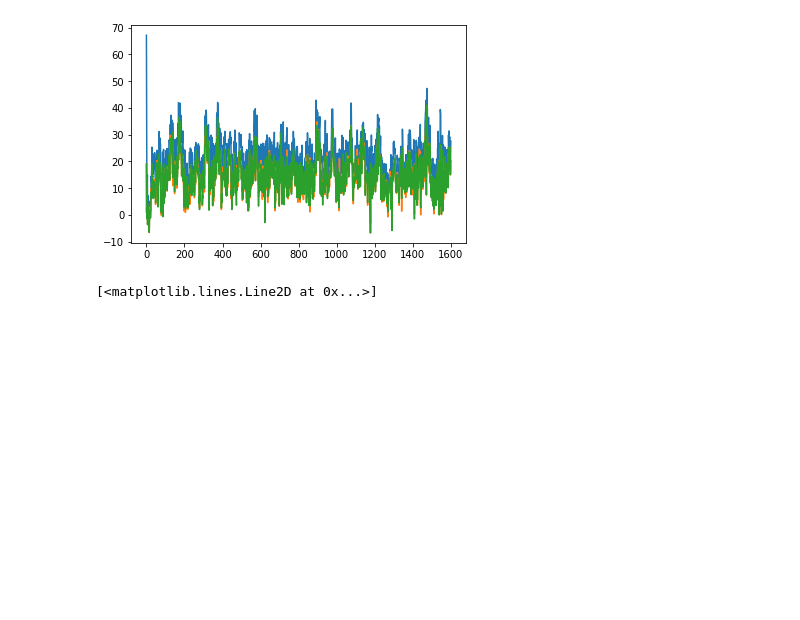
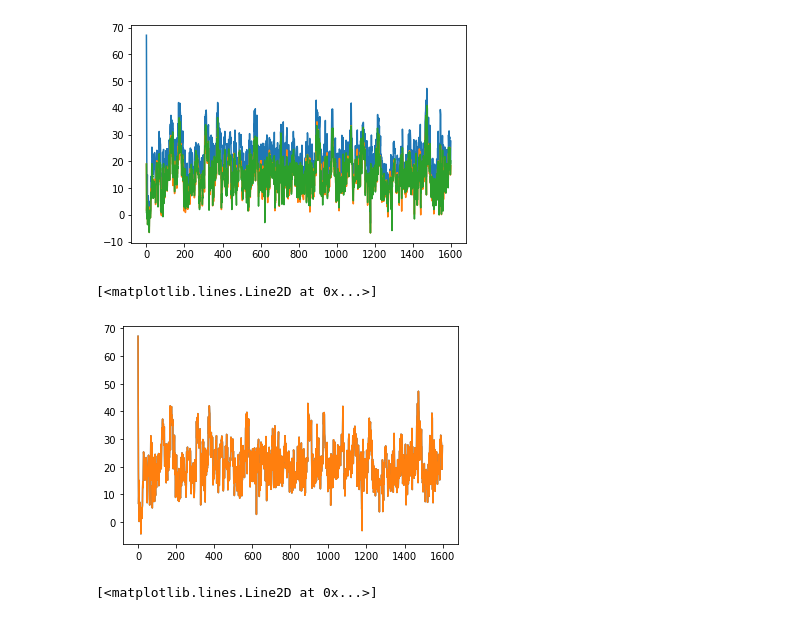
Before and after one commit to gdbmanu/VariationalRL, a Jupyter notebook: 200820-Bipedal-full-with-reward-DQN-Adam-KNN-PART-1000-HIDDEN-300-G99-BETA-100-PREC-1-retain-test-MULT-30-alpha-em4(****).ipynb, the cells around one changed output. Saved outputs shown, nothing was run; the diff lists cells and outputs as text; code cells hidden in the pictures; blank space fills up the shorter version.

```diff
--- a/200820-Bipedal-full-with-reward-DQN-Adam-KNN-PART-1000-HIDDEN-300-G99-BETA-100-PREC-1-retain-test-MULT-30-alpha-em4(****).ipynb
+++ b/200820-Bipedal-full-with-reward-DQN-Adam-KNN-PART-1000-HIDDEN-300-G99-BETA-100-PREC-1-retain-test-MULT-30-alpha-em4(****).ipynb
@@ -46,0 +26,3 @@ HIST_HORIZON
+# %%
+args = EasyDict()
+args.ENV_NAME = 'BipedalWalker-v2' #'Pendulum-v0' #'CartPole-v1' #'MountainCar-v0' #'FrozenLake-v0' #
@@ -46,0 +60,26 @@ HIST_HORIZON
+# %%
+data_path = "{}-{}".format(str(date.today()),ENV_NAME)
+if not args.final:
+    data_path += '-full'
+else:
+    data_path += '-final'
+if args.do_reward:
+    data_path += '-do-reward'
+else:
+    data_path += '-no-reward'
+data_path += '-{}'.format(args.optim)
+data_path += '-LEAK-{}'.format(args.OBS_LEAK)
+if args.KNN_prob:
+    data_path += '-KNN'
+data_path += '-PART-{}'.format(args.N_PART)
+data_path += '-HIDDEN-{}'.format(args.N_HIDDEN)
+data_path += '-GAMMA-{}'.format(args.GAMMA)
+data_path += '-BETA-{}'.format(args.BETA)
+data_path += '-PREC-{}'.format(args.PREC)
+if args.retain_present:
+    data_path += '-retain'
+data_path += '-ALPHA-{}'.format(ALPHA_REF)
+# %%
+data_path_npy = data_path+'.npy'
+data_path_json = data_path+'.json'
+data_path_Q_var = data_path+'Q_var.pt'
@@ -304,10 +325,10 @@ import time
 from trainer import KNN_prob
 
 final_time = agent.get_time()
-#liste_KL = np.zeros(final_time)
+liste_KL_test = np.zeros(final_time)
 liste_KL_sample_3 = np.zeros(final_time)
 
-state_probs = KNN_prob(np.array(trainer.mem_obs))
+state_probs = KNN_prob(np.array(trainer.mem_obs), k=1)
 
 transitions = agent.memory.sample(20000)
 batch = Transition(*zip(*transitions))
@@ -320,12 +341,8 @@ for t in range(final_time):
     new_obs = trainer.trajectory[t + 1]
     #print(trainer.state_probs(new_obs))
     test_done = final_time == t + 1
-
-    transitions = agent.memory.sample(20000)
-    batch = Transition(*zip(*transitions))
-    state_probs_sample.data = batch.obs
-    #liste_KL[t] = trainer.KL(new_obs, done=test_done)
-    liste_KL_sample_3[t] = max(np.log(state_probs_sample(new_obs)) - np.log(ref_probs), -100)
+    liste_KL_test[t] = trainer.KL(new_obs, done=test_done)
+    #liste_KL_sample_3[t] = max(np.log(state_probs_sample(new_obs)) - np.log(ref_probs), -100)
 toc = time.clock()
 print('elapsed time', toc-tic)
 # %% [output]
@@ -358,6 +375,12 @@ plt.plot(liste_KL_sample_3)
 # %% [output]
 [<matplotlib.lines.Line2D at 0x...>]
 [figure]
+# %%
+plt.plot(liste_KL)
+plt.plot(liste_KL_test)
+# %% [output]
+[<matplotlib.lines.Line2D at 0x...>]
+[figure, added]
 # %%
 plt.plot(liste_KL-liste_KL_sample)
 # %% [output]
```
Also changed, not shown: parts of 21 cells of this notebook, 3 other files.
